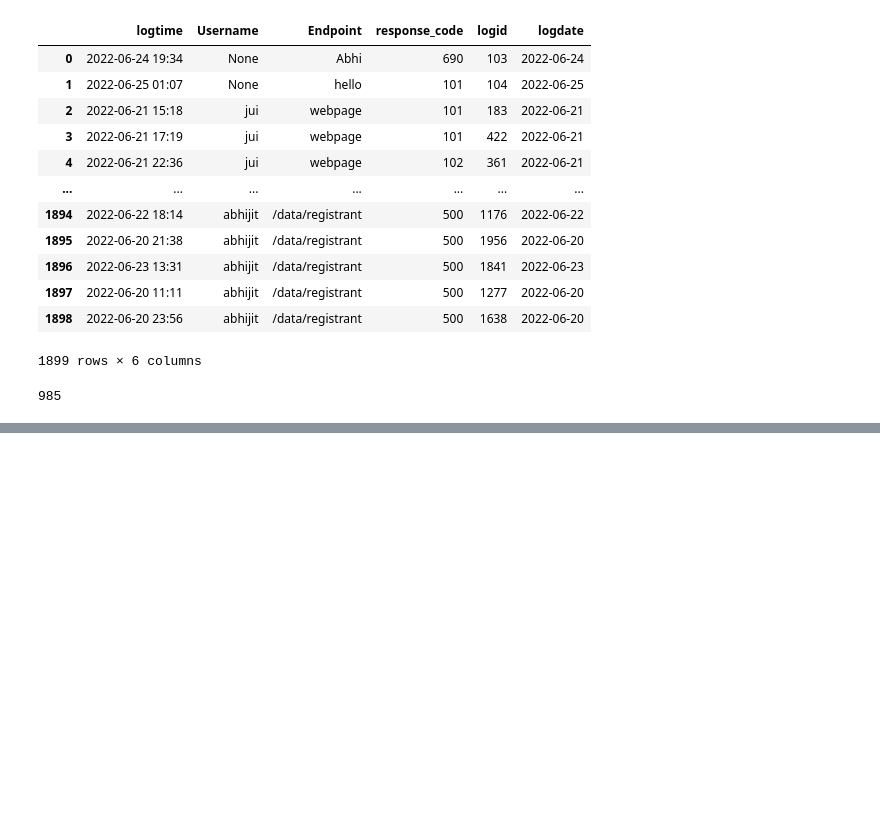
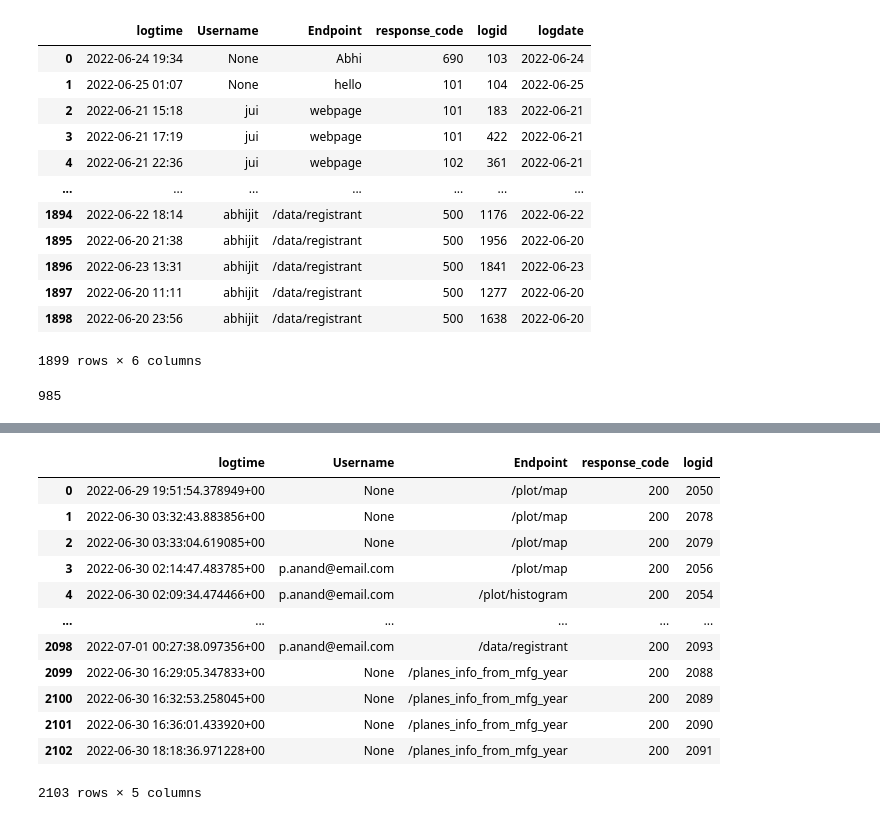
Before and after one commit to BigDataIA-Summer2022-Team04/Assignment_02, a Jupyter notebook: API/sandbox.ipynb, the cells around one changed output, grey strips where cells are left out. Drawn from its saved outputs; the diff is of its cells as text; code cells hidden in the pictures; blank space fills up the shorter version.

```diff
--- a/API/sandbox.ipynb
+++ b/API/sandbox.ipynb
@@ -408,0 +490,16 @@ df[df['Endpoint'].str.contains("/data/")].shape[0]
+# %%
+df
+# %% [output]
+|  | logtime | Username | Endpoint | response_code | logid |
+| 0 | 2022-06-29 19:51:54.378949+00 | None | /plot/map | 200 | 2050 |
+| 1 | 2022-06-30 03:32:43.883856+00 | None | /plot/map | 200 | 2078 |
+| 2 | 2022-06-30 03:33:04.619085+00 | None | /plot/map | 200 | 2079 |
+| 3 | 2022-06-30 02:14:47.483785+00 | p.anand@email.com | /plot/map | 200 | 2056 |
+| 4 | 2022-06-30 02:09:34.474466+00 | p.anand@email.com | /plot/histogram | 200 | 2054 |
+| ... | ... | ... | ... | ... | ... |
+| 2098 | 2022-07-01 00:27:38.097356+00 | p.anand@email.com | /data/registrant | 200 | 2093 |
+| 2099 | 2022-06-30 16:29:05.347833+00 | None | /planes_info_from_mfg_year | 200 | 2088 |
+| 2100 | 2022-06-30 16:32:53.258045+00 | None | /planes_info_from_mfg_year | 200 | 2089 |
+| 2101 | 2022-06-30 16:36:01.433920+00 | None | /planes_info_from_mfg_year | 200 | 2090 |
+| 2102 | 2022-06-30 18:18:36.971228+00 | None | /planes_info_from_mfg_year | 200 | 2091 |
+2103 rows × 5 columns
```
Also changed, not shown: parts of 13 cells of this notebook, 1 other file.
